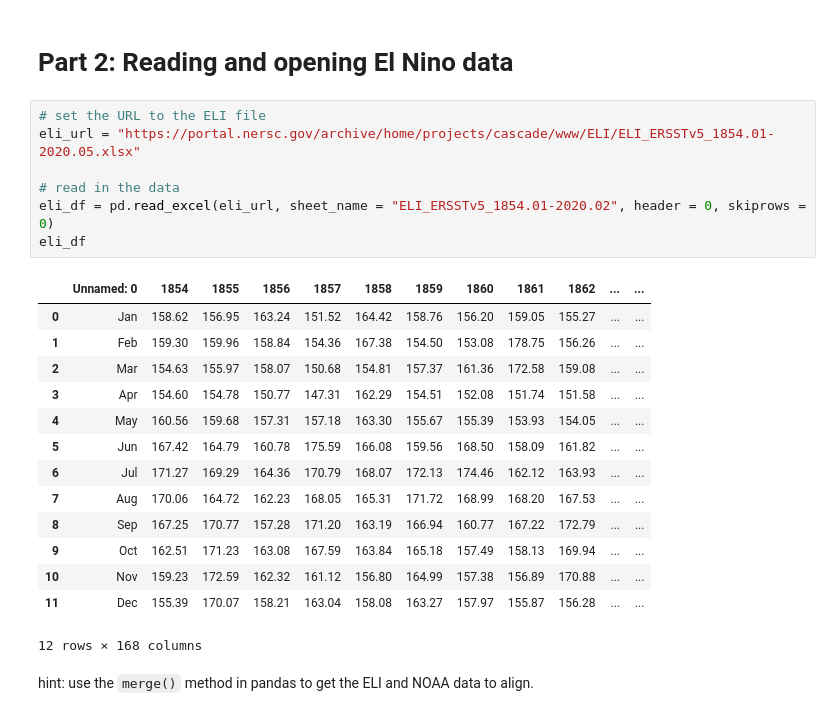
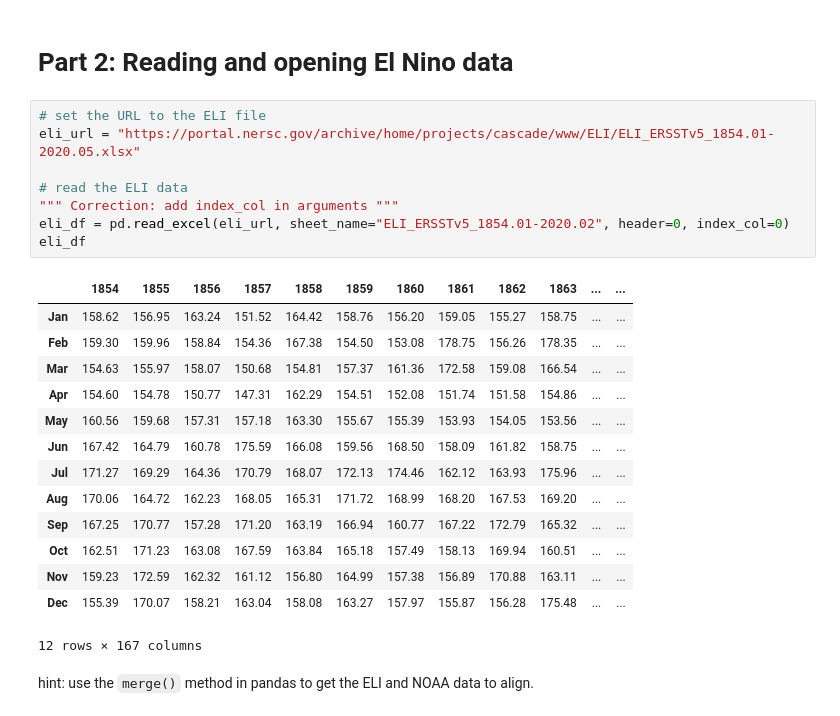
Before and after one commit to match798/G690, a Jupyter notebook: 03_data_science_modules/03_winter_temperature_enso.ipynb, the cells around one changed output. Saved outputs shown, nothing was run; the diff lists cells and outputs as text.

```diff
--- a/03_data_science_modules/03_winter_temperature_enso.ipynb
+++ b/03_data_science_modules/03_winter_temperature_enso.ipynb
@@ -147,24 +150,25 @@ scin_ts_winter_avg
 # %%
 # set the URL to the ELI file
 eli_url = "https://portal.nersc.gov/archive/home/projects/cascade/www/ELI/ELI_ERSSTv5_1854.01-2020.05.xlsx"
 
-# read in the data
-eli_df = pd.read_excel(eli_url, sheet_name = "ELI_ERSSTv5_1854.01-2020.02", header = 0, skiprows = 0)
+# read the ELI data
+""" Correction: add index_col in arguments """
+eli_df = pd.read_excel(eli_url, sheet_name="ELI_ERSSTv5_1854.01-2020.02", header=0, index_col=0)
 eli_df
 # %% [output]
-|  | Unnamed: 0 | 1854 | 1855 | 1856 | 1857 | 1858 | 1859 | 1860 | 1861 | 1862 | ... | ... |
-| 0 | Jan | 158.62 | 156.95 | 163.24 | 151.52 | 164.42 | 158.76 | 156.20 | 159.05 | 155.27 | ... | ... |
-| 1 | Feb | 159.30 | 159.96 | 158.84 | 154.36 | 167.38 | 154.50 | 153.08 | 178.75 | 156.26 | ... | ... |
-| 2 | Mar | 154.63 | 155.97 | 158.07 | 150.68 | 154.81 | 157.37 | 161.36 | 172.58 | 159.08 | ... | ... |
-| 3 | Apr | 154.60 | 154.78 | 150.77 | 147.31 | 162.29 | 154.51 | 152.08 | 151.74 | 151.58 | ... | ... |
-| 4 | May | 160.56 | 159.68 | 157.31 | 157.18 | 163.30 | 155.67 | 155.39 | 153.93 | 154.05 | ... | ... |
-| 5 | Jun | 167.42 | 164.79 | 160.78 | 175.59 | 166.08 | 159.56 | 168.50 | 158.09 | 161.82 | ... | ... |
-| 6 | Jul | 171.27 | 169.29 | 164.36 | 170.79 | 168.07 | 172.13 | 174.46 | 162.12 | 163.93 | ... | ... |
-| 7 | Aug | 170.06 | 164.72 | 162.23 | 168.05 | 165.31 | 171.72 | 168.99 | 168.20 | 167.53 | ... | ... |
-| 8 | Sep | 167.25 | 170.77 | 157.28 | 171.20 | 163.19 | 166.94 | 160.77 | 167.22 | 172.79 | ... | ... |
-| 9 | Oct | 162.51 | 171.23 | 163.08 | 167.59 | 163.84 | 165.18 | 157.49 | 158.13 | 169.94 | ... | ... |
-| 10 | Nov | 159.23 | 172.59 | 162.32 | 161.12 | 156.80 | 164.99 | 157.38 | 156.89 | 170.88 | ... | ... |
-| 11 | Dec | 155.39 | 170.07 | 158.21 | 163.04 | 158.08 | 163.27 | 157.97 | 155.87 | 156.28 | ... | ... |
+|  | 1854 | 1855 | 1856 | 1857 | 1858 | 1859 | 1860 | 1861 | 1862 | 1863 | ... | ... |
+| Jan | 158.62 | 156.95 | 163.24 | 151.52 | 164.42 | 158.76 | 156.20 | 159.05 | 155.27 | 158.75 | ... | ... |
+| Feb | 159.30 | 159.96 | 158.84 | 154.36 | 167.38 | 154.50 | 153.08 | 178.75 | 156.26 | 178.35 | ... | ... |
+| Mar | 154.63 | 155.97 | 158.07 | 150.68 | 154.81 | 157.37 | 161.36 | 172.58 | 159.08 | 166.54 | ... | ... |
+| Apr | 154.60 | 154.78 | 150.77 | 147.31 | 162.29 | 154.51 | 152.08 | 151.74 | 151.58 | 154.86 | ... | ... |
+| May | 160.56 | 159.68 | 157.31 | 157.18 | 163.30 | 155.67 | 155.39 | 153.93 | 154.05 | 153.56 | ... | ... |
+| Jun | 167.42 | 164.79 | 160.78 | 175.59 | 166.08 | 159.56 | 168.50 | 158.09 | 161.82 | 158.75 | ... | ... |
+| Jul | 171.27 | 169.29 | 164.36 | 170.79 | 168.07 | 172.13 | 174.46 | 162.12 | 163.93 | 175.96 | ... | ... |
+| Aug | 170.06 | 164.72 | 162.23 | 168.05 | 165.31 | 171.72 | 168.99 | 168.20 | 167.53 | 169.20 | ... | ... |
+| Sep | 167.25 | 170.77 | 157.28 | 171.20 | 163.19 | 166.94 | 160.77 | 167.22 | 172.79 | 165.32 | ... | ... |
+| Oct | 162.51 | 171.23 | 163.08 | 167.59 | 163.84 | 165.18 | 157.49 | 158.13 | 169.94 | 160.51 | ... | ... |
+| Nov | 159.23 | 172.59 | 162.32 | 161.12 | 156.80 | 164.99 | 157.38 | 156.89 | 170.88 | 163.11 | ... | ... |
+| Dec | 155.39 | 170.07 | 158.21 | 163.04 | 158.08 | 163.27 | 157.97 | 155.87 | 156.28 | 175.48 | ... | ... |
-12 rows × 168 columns
+12 rows × 167 columns
 # %% [markdown]
 hint: use the `merge()` method in pandas to get the ELI and NOAA data to align.
```
Also changed, not shown: parts of 12 cells of this notebook.
